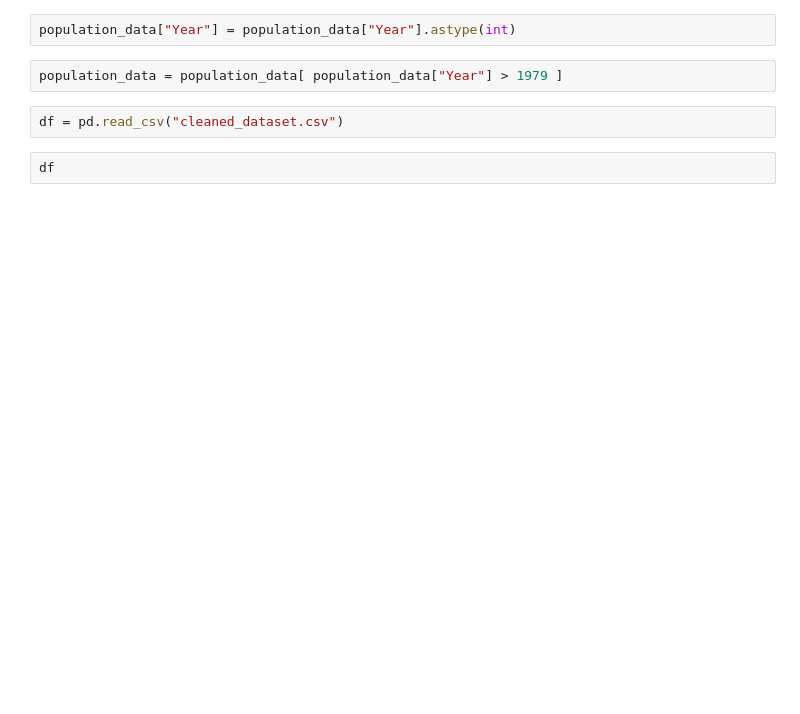
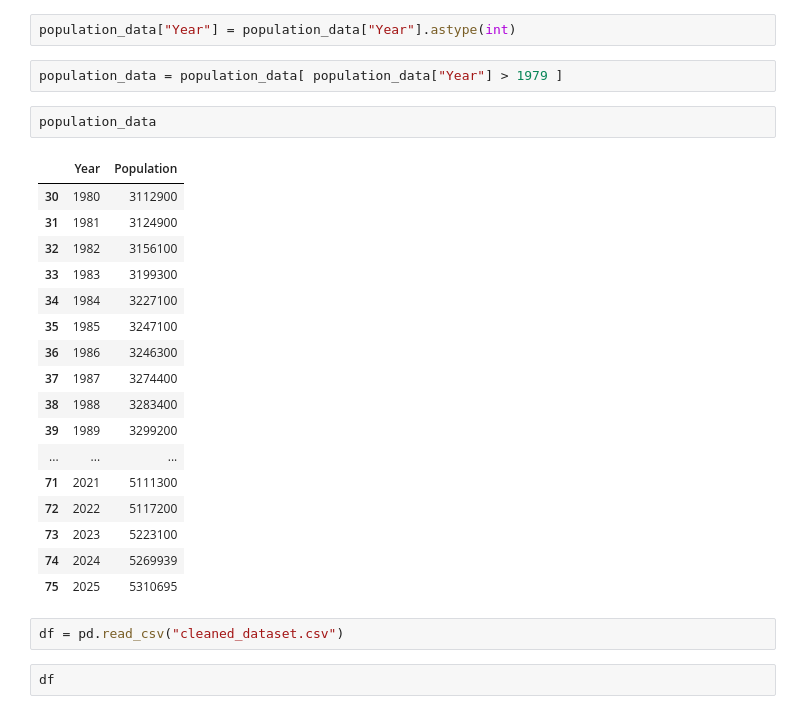
Before and after one commit to Basuru12/Newzealand-Crime-Prediction, a Jupyter notebook: Model Training.ipynb, the cells around one changed output. Cells and saved outputs as stored; diff of their text form; blank space fills up the shorter version.

```diff
--- a/Model Training.ipynb
+++ b/Model Training.ipynb
@@ -28,6 +24,26 @@ population_data['Year'] = population_data['Year'].iloc[::-1].values
 population_data["Year"] = population_data["Year"].astype(int)
 # %%
 population_data = population_data[ population_data["Year"] > 1979 ]
+# %%
+population_data
+# %% [output]
+|  | Year | Population |
+| 30 | 1980 | 3112900 |
+| 31 | 1981 | 3124900 |
+| 32 | 1982 | 3156100 |
+| 33 | 1983 | 3199300 |
+| 34 | 1984 | 3227100 |
+| 35 | 1985 | 3247100 |
+| 36 | 1986 | 3246300 |
+| 37 | 1987 | 3274400 |
+| 38 | 1988 | 3283400 |
+| 39 | 1989 | 3299200 |
+| ... | ... | ... |
+| 71 | 2021 | 5111300 |
+| 72 | 2022 | 5117200 |
+| 73 | 2023 | 5223100 |
+| 74 | 2024 | 5269939 |
+| 75 | 2025 | 5310695 |
 # %%
 df = pd.read_csv("cleaned_dataset.csv")
 # %%
```
Also changed, not shown: parts of 14 cells of this notebook, 1 other file.
